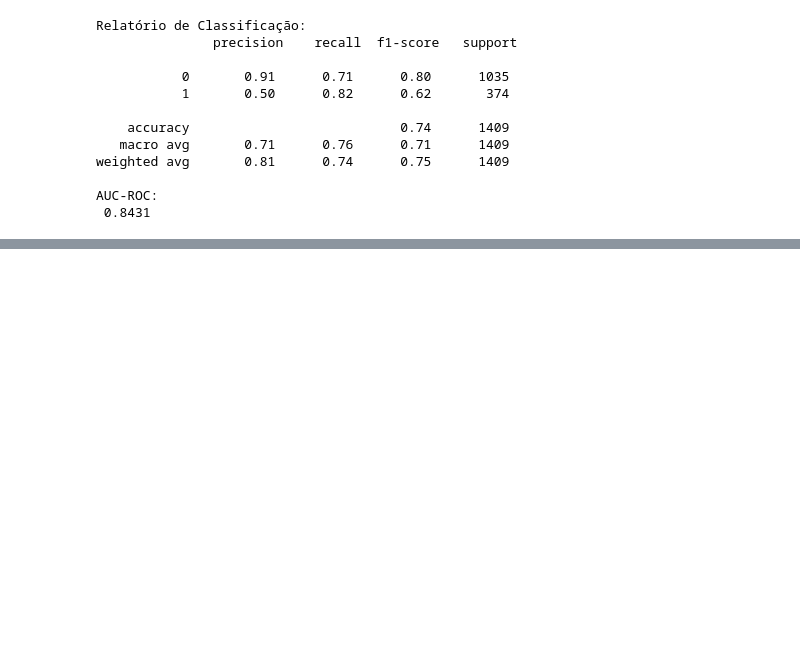
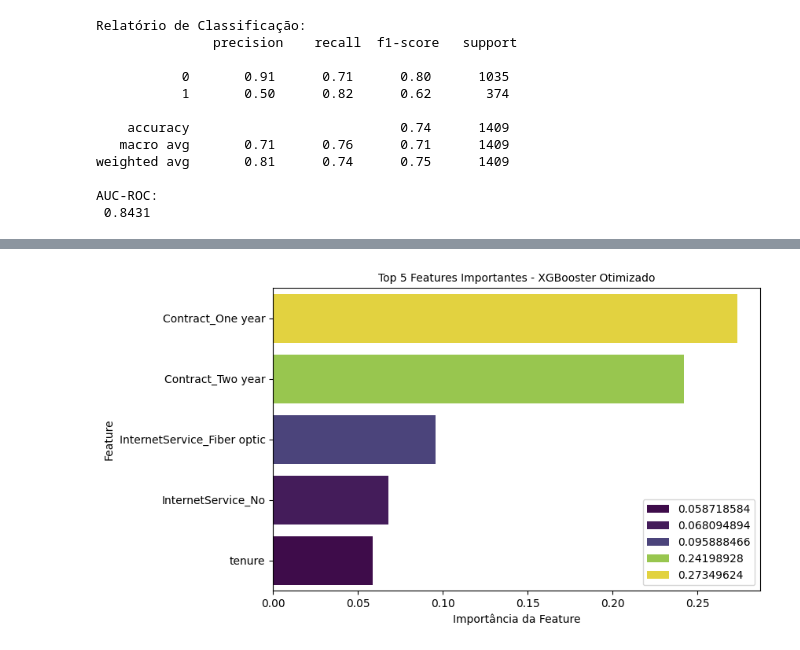
Before and after one commit to Joedson-P/customer-churn-prediction, a Jupyter notebook: notebooks/01_EDA_and_training.ipynb, the cells around one changed output, grey strips where cells are left out. Cells and saved outputs as stored; diff of their text form; code cells hidden in the pictures; blank space fills up the shorter version.

Commit message:
final: Projeto finalizado. Modelo XGBoost Otimizado selecionado e serializado. README finalizado com os detalhes.

```diff
--- a/notebooks/01_EDA_and_training.ipynb
+++ b/notebooks/01_EDA_and_training.ipynb
@@ -644,0 +804,14 @@ O resultado da otimização com foco no Recall (`scoring='recall'`) consolidou o
+# %%
+# extraindo as principais features do modelo otimizado
+feature_importances = pd.Series(xgb_model_optimized.feature_importances_, index=X.columns)
+feature_importances = feature_importances.sort_values(ascending=False)
+
+# plotando as 5 principais features
+plt.figure(figsize=(8, 5))
+sns.barplot(x=feature_importances.head(5).values, y=feature_importances.head(5).index, palette='viridis', hue=feature_importances.head(5).values)
+plt.title('Top 5 Features Importantes - XGBooster Otimizado', fontsize=10)
+plt.xlabel('Importância da Feature')
+plt.ylabel('Feature')
+plt.show()
+# %% [output]
+[figure, added]
```
Also changed, not shown: parts of 15 cells of this notebook, 2 other files.
